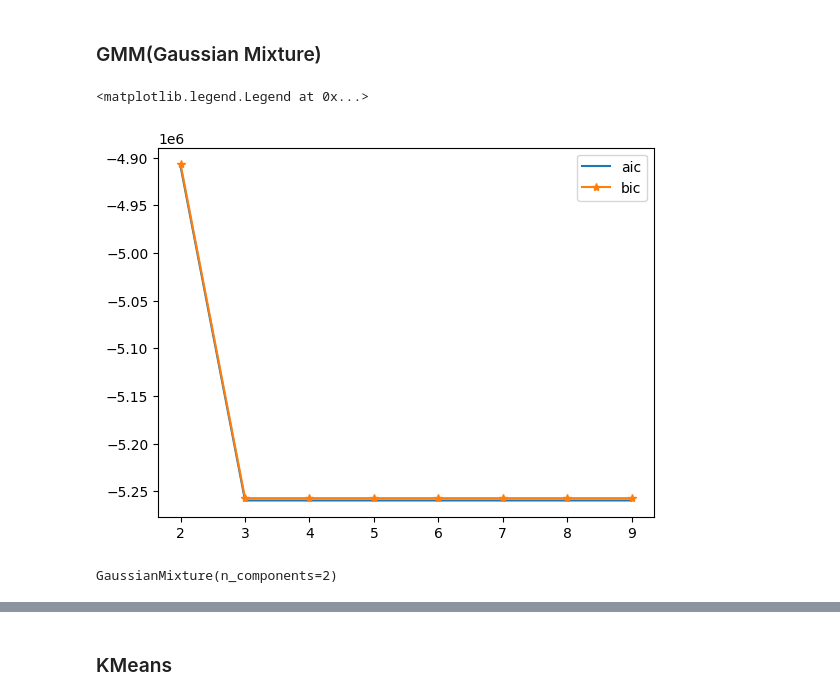
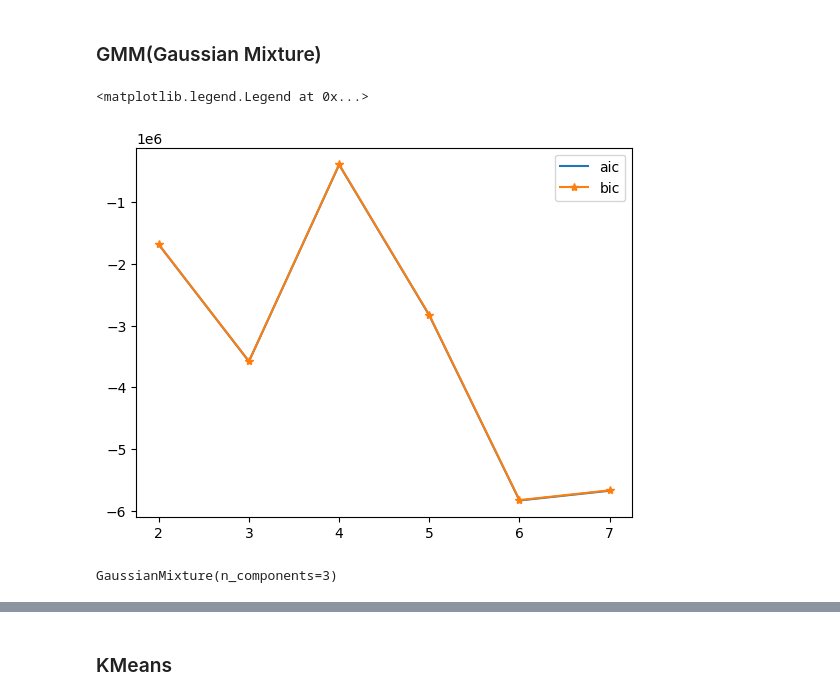
Before and after one commit to LipunKumarDalai/Diabetes-Model, a Jupyter notebook: Transformation_Model.ipynb, the cells around one changed output, grey strips where cells are left out. Cells and saved outputs as stored; diff of their text form; code cells hidden in the pictures.

```diff
--- a/Transformation_Model.ipynb
+++ b/Transformation_Model.ipynb
@@ -129,8 +124,8 @@ joblib.dump(std_mdl,"standardscaler.pkl")
 # %%
 ai = []
 bi = []
-for i in range(2,10):
-    gs = GaussianMixture(n_components=3)
+for i in range(2,8):
+    gs = GaussianMixture(n_components=i)
     gs_fit = gs.fit(reduced_data)
     prediction = gs_fit.predict(reduced_data)
     aic = gs_fit.aic(reduced_data) #akaike info criterion
@@ -138,18 +133,18 @@ for i in range(2,10):
     ai.append(aic)
     bi.append(bic)
 # %%
-plt.plot(range(2,10),ai,label="aic")
-plt.plot(range(2,10),bi,label="bic",marker="*")
+plt.plot(range(2,8),ai,label="aic")
+plt.plot(range(2,8),bi,label="bic",marker="*")
 plt.legend()
 # %% [output]
 <matplotlib.legend.Legend at 0x...>
-[figure, old version]
+[figure, new version]
 # %%
-gs = GaussianMixture(n_components=2)
+gs = GaussianMixture(n_components=3)
 gs_fit = gs.fit(reduced_data)
 gs_fit
 # %% [output]
-GaussianMixture(n_components=2)
+GaussianMixture(n_components=3)
 # %%
 prediction = gs.predict(reduced_data)
 prediction
```
Also changed, not shown: parts of 13 cells of this notebook, 5 other files.
